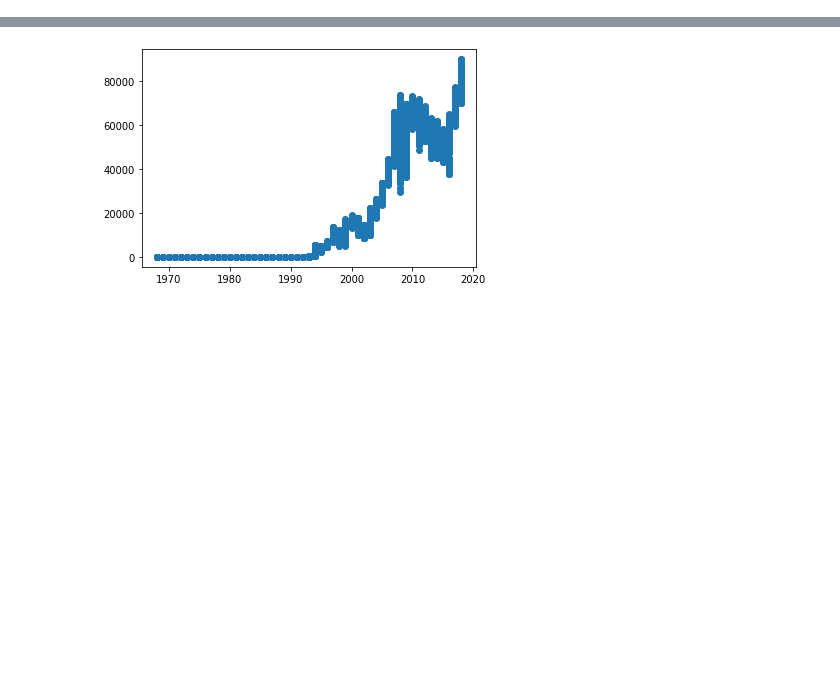
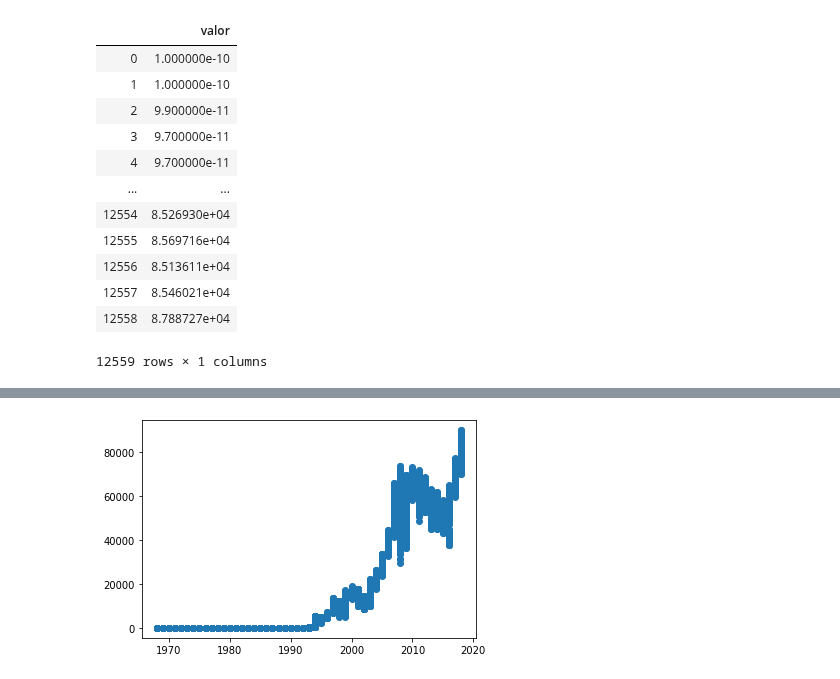
Before and after one commit to pbcarani/P3-Data-Science, a Jupyter notebook: P3.ipynb, the cells around one changed output, grey strips where cells are left out. Drawn from its saved outputs; the diff is of its cells as text; code cells hidden in the pictures; blank space fills up the shorter version.

```diff
--- a/P3.ipynb
+++ b/P3.ipynb
@@ -24,0 +17,17 @@ y=dados.valor
+# %%
+previsao=int(30)
+dados
+# %% [output]
+|  | valor |
+| 0 | 1.000000e-10 |
+| 1 | 1.000000e-10 |
+| 2 | 9.900000e-11 |
+| 3 | 9.700000e-11 |
+| 4 | 9.700000e-11 |
+| ... | ... |
+| 12554 | 8.526930e+04 |
+| 12555 | 8.569716e+04 |
+| 12556 | 8.513611e+04 |
+| 12557 | 8.546021e+04 |
+| 12558 | 8.788727e+04 |
+12559 rows × 1 columns
```
Also changed, not shown: parts of 8 cells of this notebook, 2 other files.
